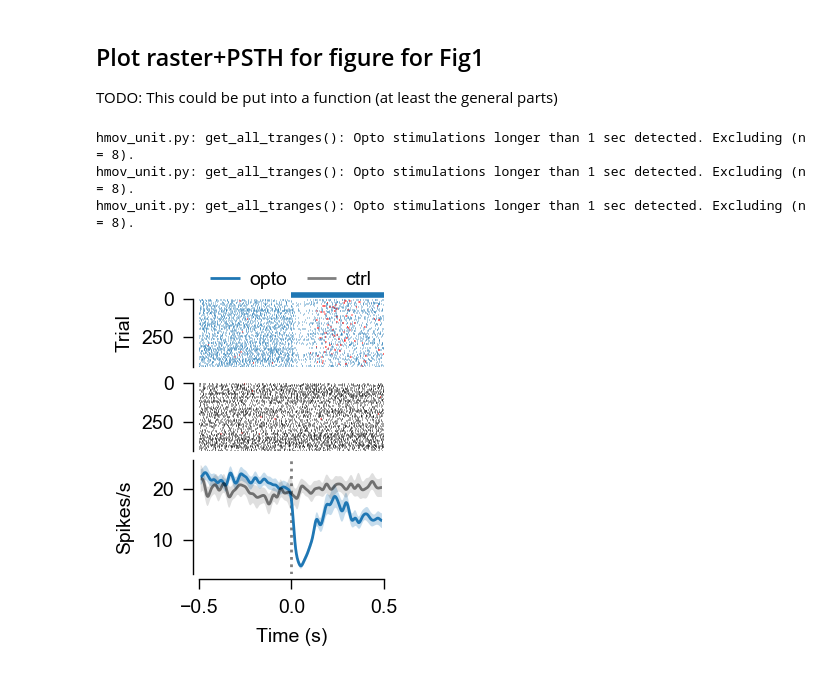
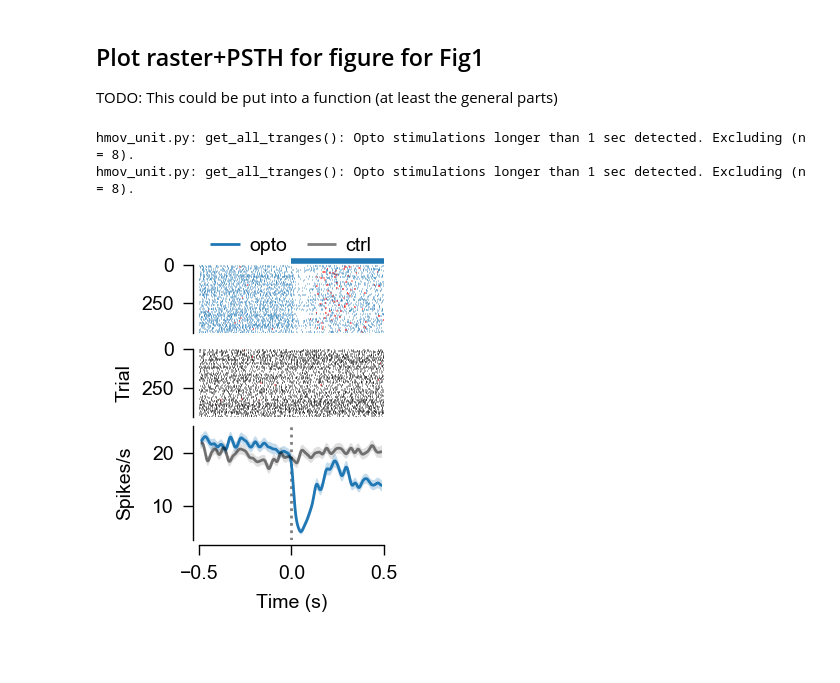
Before and after one commit to yannikbauer/hollymov_code, a Jupyter notebook: hmov_code/fig_01/plot_opto_raster_psth.ipynb, the cells around one changed output. Drawn from its saved outputs; the diff is of its cells as text; code cells hidden in the pictures.

Commit message:
plot_opto_raster_psth.ipynb: update opto PSTHs with SEM

```diff
--- a/hmov_code/fig_01/plot_opto_raster_psth.ipynb
+++ b/hmov_code/fig_01/plot_opto_raster_psth.ipynb
@@ -58,23 +58,22 @@ plt.rcParams.update({
 # %%
 # Plot raster+PSTH figure
 fig, axs = (HmovUnit() & ukey).plot_opto_cond_raster_psth(optocond=['off-on', 'off-off'], stimcond='stim', offsets=[-0.5, -0.5],
-                                                          plot_err='sd', legend=False, legend_frame=False,
+                                                          plot_err='sem', legend=False, legend_frame=False,
                                                           linewidths=[1, 1, 1, 1], alphas=[1.0, 0.5, 1.0, 0.5],
                                                           s=0.25, l=4, eventfill=False, eventbar=True, evbarpos=25,
                                                           figsize=[3.7, 4.5], dpi=200, hspace=0.05, hpad=0., hratios=[0.45,0.55]);
 # Manual plot edits
-# for ax in axs[0]:
-#     ax.set_ylabel('')
-axs[0][-1].set_ylabel('')
+for ax in axs[0][:-1]:
+    ax.set_ylabel('')
+# axs[0][-1].set_ylabel('')
 axs[1].legend(['opto', 'ctrl'], ncol=2, frameon=False, loc='lower left', bbox_to_anchor=(0, 2.4),
              columnspacing=1, handlelength=1.5, handletextpad=0.5, borderpad=0.1)  # will cause constr_layout Warn but ok now
 # NOTE: To accomodate manual legend, would need to adjust fig - this part is manually edited in Illustrator for now
 #       but could be done by inserting a third axis on top
 # plt.subplots_adjust(top=0.9)
 # fig.set_figheight(fig.get_figheight()+0.1)
 plt.savefig('opto_raster_psth.pdf')
 # %% [output]
 hmov_unit.py: get_all_tranges(): Opto stimulations longer than 1 sec detected. Excluding (n = 8).
 hmov_unit.py: get_all_tranges(): Opto stimulations longer than 1 sec detected. Excluding (n = 8).
-hmov_unit.py: get_all_tranges(): Opto stimulations longer than 1 sec detected. Excluding (n = 8).
-[figure, old version]
+[figure, new version]
```
Also changed, not shown: 2 other files.
